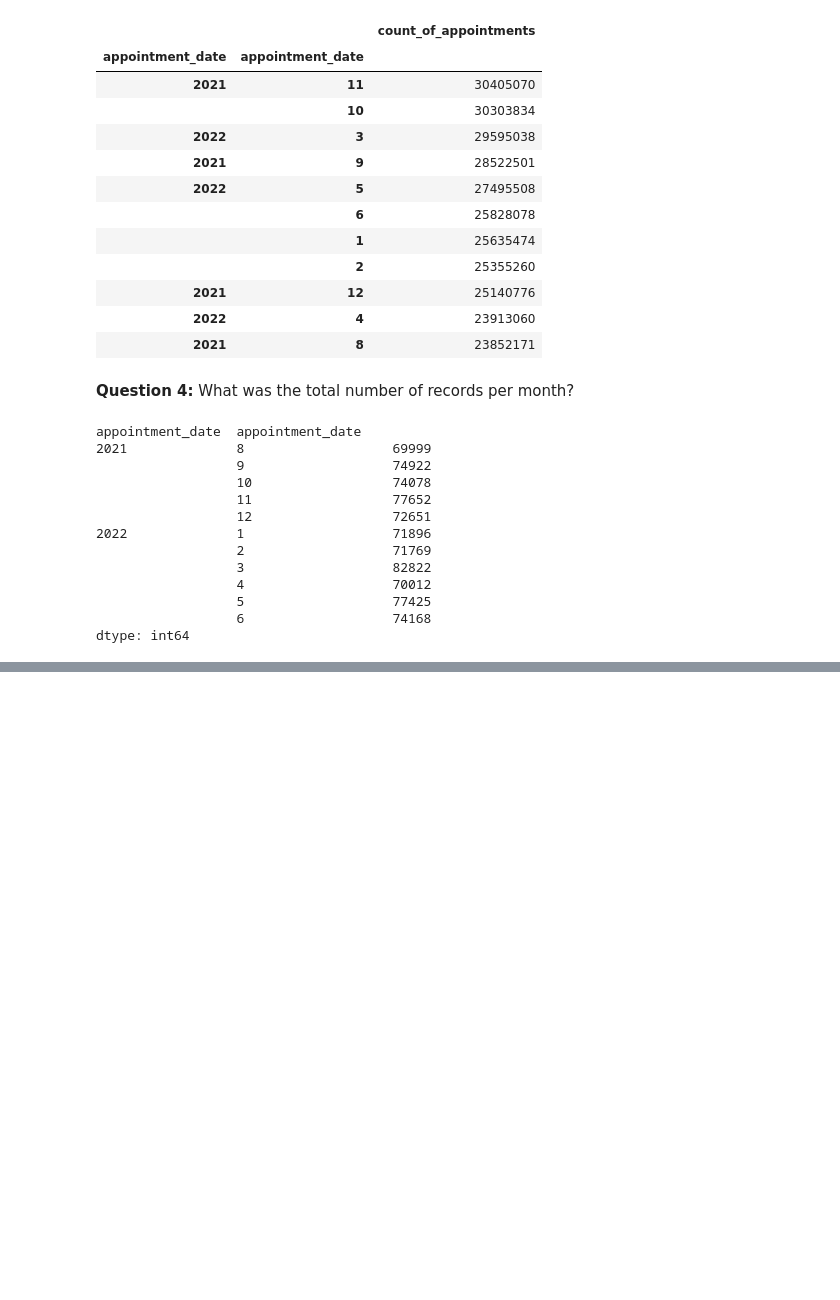
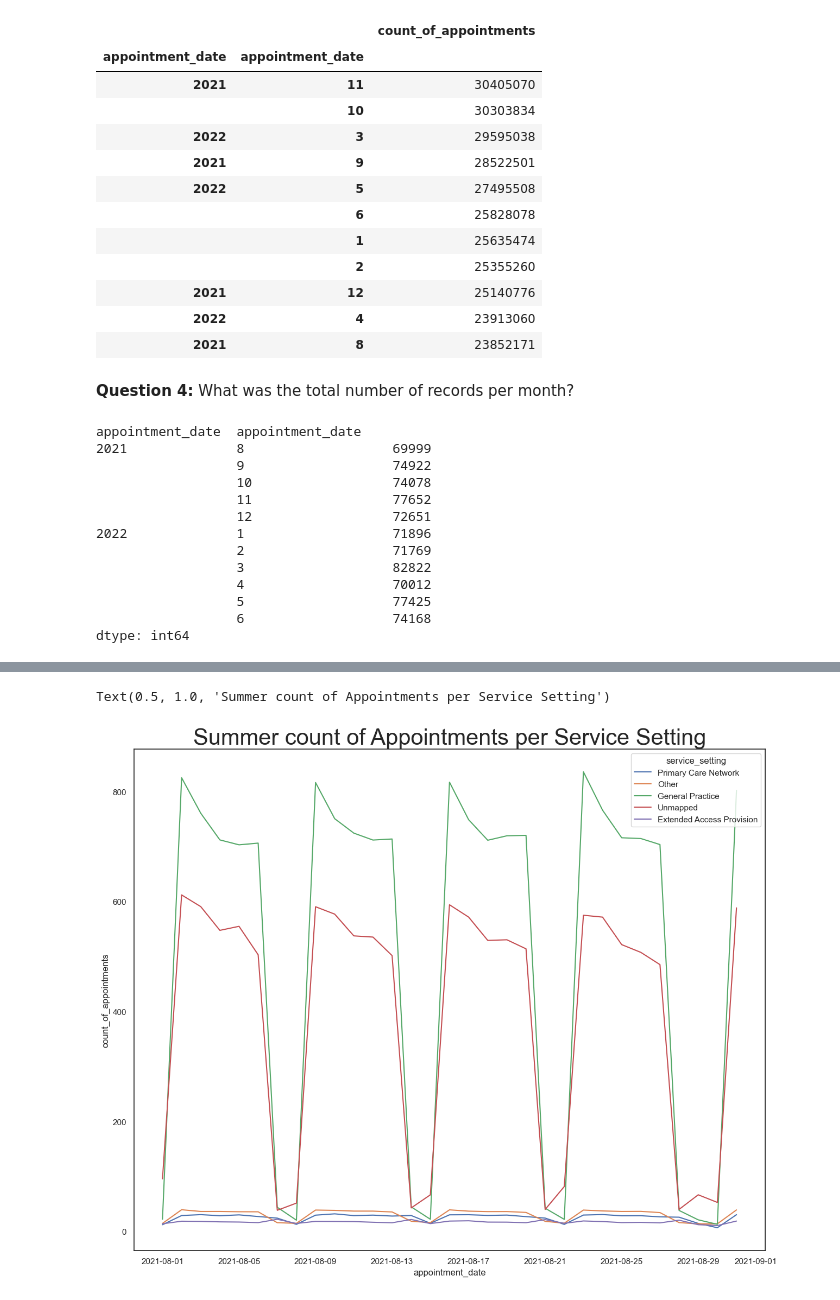
Before and after one commit to Matteo-Natalini/NHS_Staffing_and_Resource_Utilization_Analysis_with-Python, a Jupyter notebook: Natalini_Matteo_DA201_Assignment_Notebook.ipynb, the cells around one changed output, grey strips where cells are left out. Cells and saved outputs as stored; diff of their text form; code cells hidden in the pictures; blank space fills up the shorter version.

```diff
--- a/Natalini_Matteo_DA201_Assignment_Notebook.ipynb
+++ b/Natalini_Matteo_DA201_Assignment_Notebook.ipynb
@@ -360,0 +669,10 @@ dtype: int64
+# %%
+# Create a separate data set that can be used in future weeks.
+
+nc_ss_day = nc[['service_setting', 'count_of_appointments', 'appointment_date']]
+
+nc_ss_aug = nc_ss_day[nc_ss_day['appointment_date']. \
+                          between('2021-08-01','2021-08-31')].reset_index()\
+
+# View output.
+nc_ss_aug
@@ -360,0 +693,10 @@ dtype: int64
+# %%
+# Look at August 2021 in more detail to allow a closer look.
+# Create a lineplot.
+ax_4 = sns.lineplot(x='appointment_date', y='count_of_appointments',
+             hue='service_setting', data=nc_ss_aug, ci=None)
+
+ax_4.set_title("Summer count of Appointments per Service Setting", fontsize=30)
+# %% [output]
+Text(0.5, 1.0, 'Summer count of Appointments per Service Setting')
+[figure, added]
```
Also changed, not shown: parts of 84 cells of this notebook.
